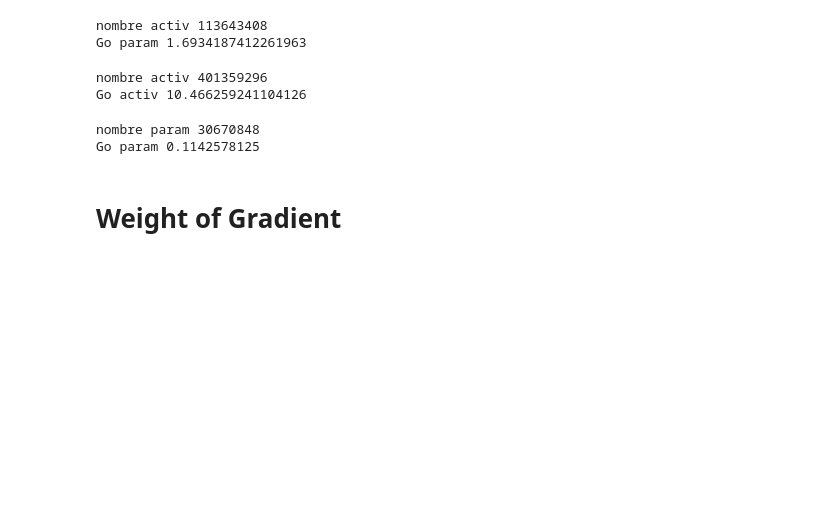
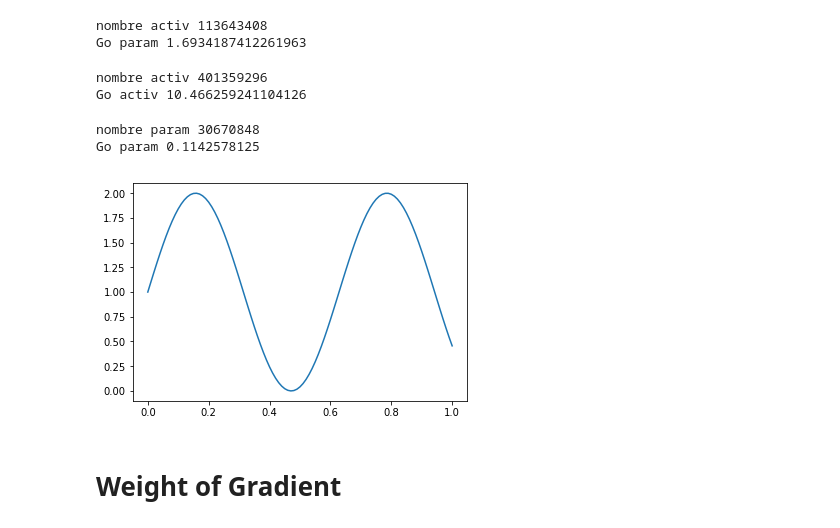
Before and after one commit to Hv0nnus/GridNet, a Jupyter notebook: Python_Files/Plot.ipynb, the cells around one changed output. Saved outputs shown, nothing was run; the diff lists cells and outputs as text; code cells hidden in the pictures; blank space fills up the shorter version.

```diff
--- a/Python_Files/Plot.ipynb
+++ b/Python_Files/Plot.ipynb
@@ -992,6 +981,17 @@ print("Go param",18*2**(2*(Ns-1))*(F0**2)*(4*Ncu + 3*Ncs - 2)*4/(1024**3))
 # %% [output]
 nombre param 30670848
 Go param 0.1142578125
+# %%
+import math
+def f_plot(x):
+    #return(-(x-0.5)**2)
+    return(math.sin(x*10)+1)
+x = [i/100 for i in range(101)]
+y = [f_plot(i/100)for i in range(101)]
+plt.plot(x,y)
+plt.show()
+# %% [output]
+[figure, added]
 # %% [markdown]
 # Weight of Gradient
 # %%
```
Also changed, not shown: parts of 5 cells of this notebook, 1 other file.
